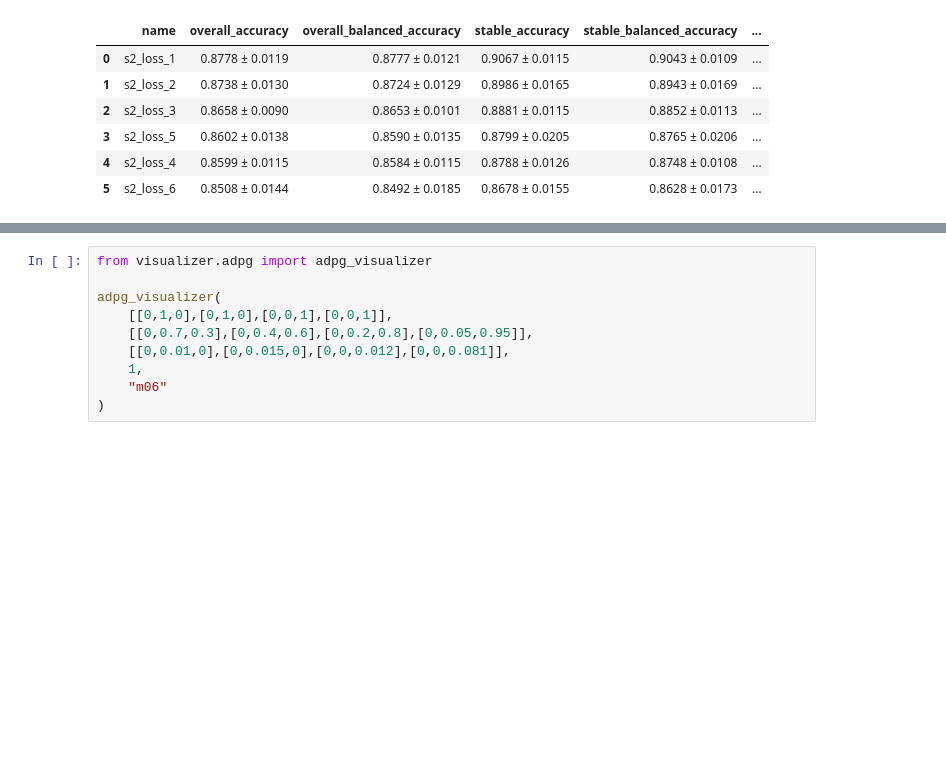
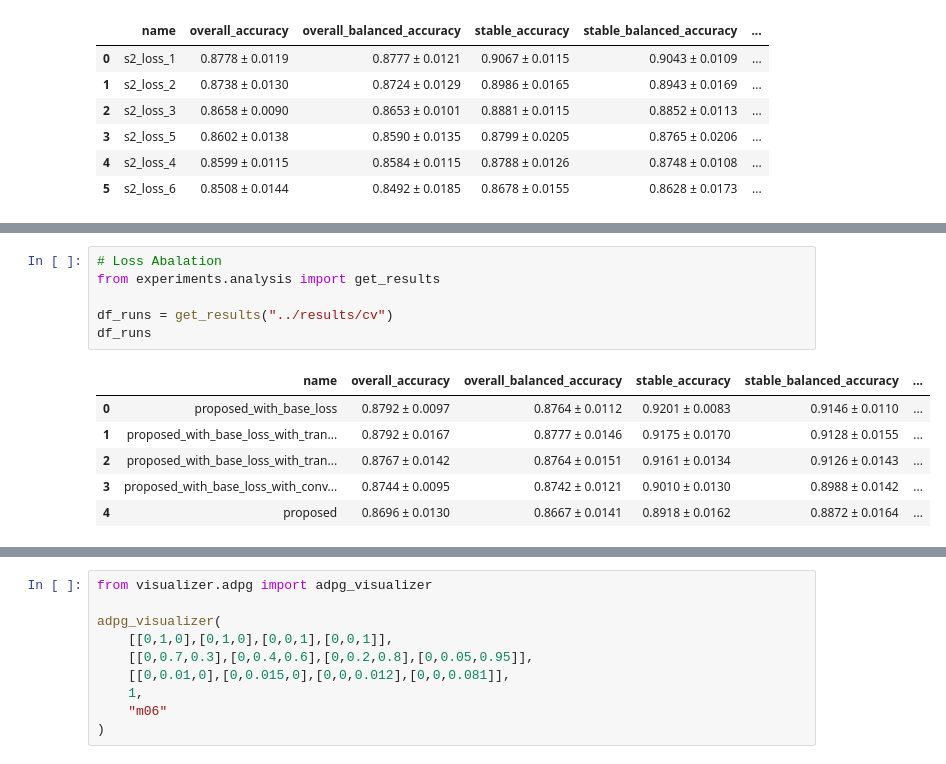
Before and after one commit to bipulsimkhada/AD_progression_visualization, a Jupyter notebook: analysis/loss.ipynb, the cells around one changed output, grey strips where cells are left out. Drawn from its saved outputs; the diff is of its cells as text; blank space fills up the shorter version.

```diff
--- a/analysis/loss.ipynb
+++ b/analysis/loss.ipynb
@@ -39,0 +53,13 @@ df_loss_s2
+# %%
+# Loss Abalation
+from experiments.analysis import get_results
+
+df_runs = get_results("../results/cv")
+df_runs
+# %% [output]
+|  | name | overall_accuracy | overall_balanced_accuracy | stable_accuracy | stable_balanced_accuracy | ... |
+| 0 | proposed_with_base_loss | 0.8792 ± 0.0097 | 0.8764 ± 0.0112 | 0.9201 ± 0.0083 | 0.9146 ± 0.0110 | ... |
+| 1 | proposed_with_base_loss_with_tran... | 0.8792 ± 0.0167 | 0.8777 ± 0.0146 | 0.9175 ± 0.0170 | 0.9128 ± 0.0155 | ... |
+| 2 | proposed_with_base_loss_with_tran... | 0.8767 ± 0.0142 | 0.8764 ± 0.0151 | 0.9161 ± 0.0134 | 0.9126 ± 0.0143 | ... |
+| 3 | proposed_with_base_loss_with_conv... | 0.8744 ± 0.0095 | 0.8742 ± 0.0121 | 0.9010 ± 0.0130 | 0.8988 ± 0.0142 | ... |
+| 4 | proposed | 0.8696 ± 0.0130 | 0.8667 ± 0.0141 | 0.8918 ± 0.0162 | 0.8872 ± 0.0164 | ... |
```
Also changed, not shown: parts of 6 cells of this notebook, 5 other files.
